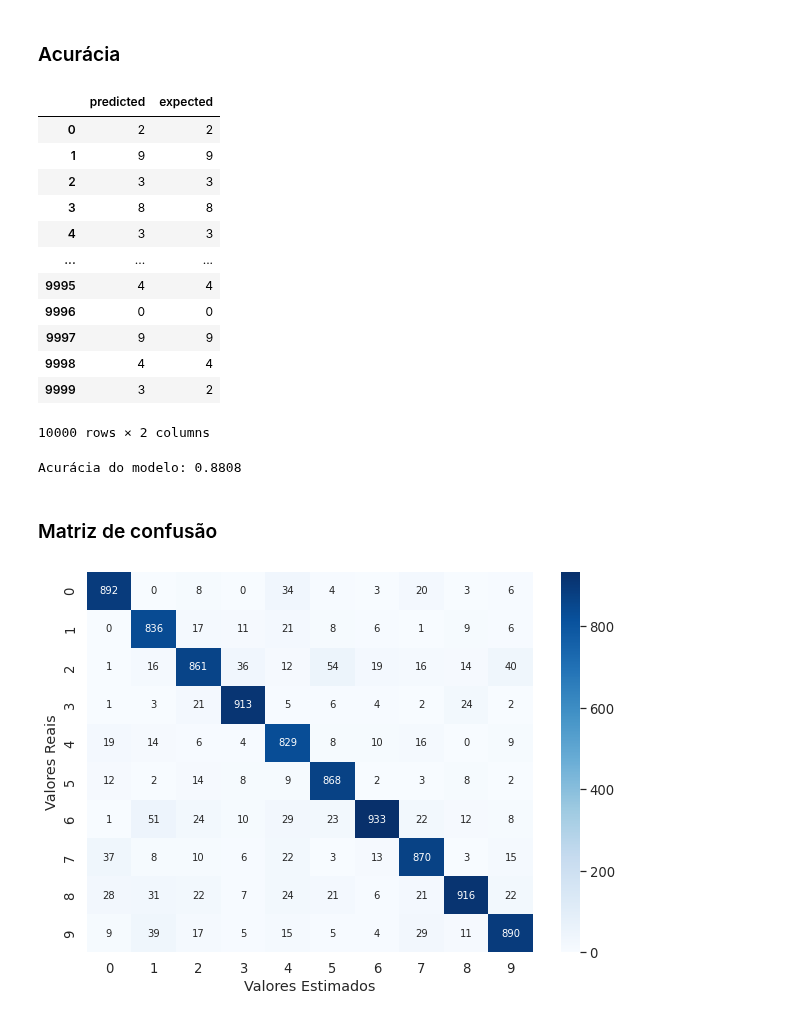
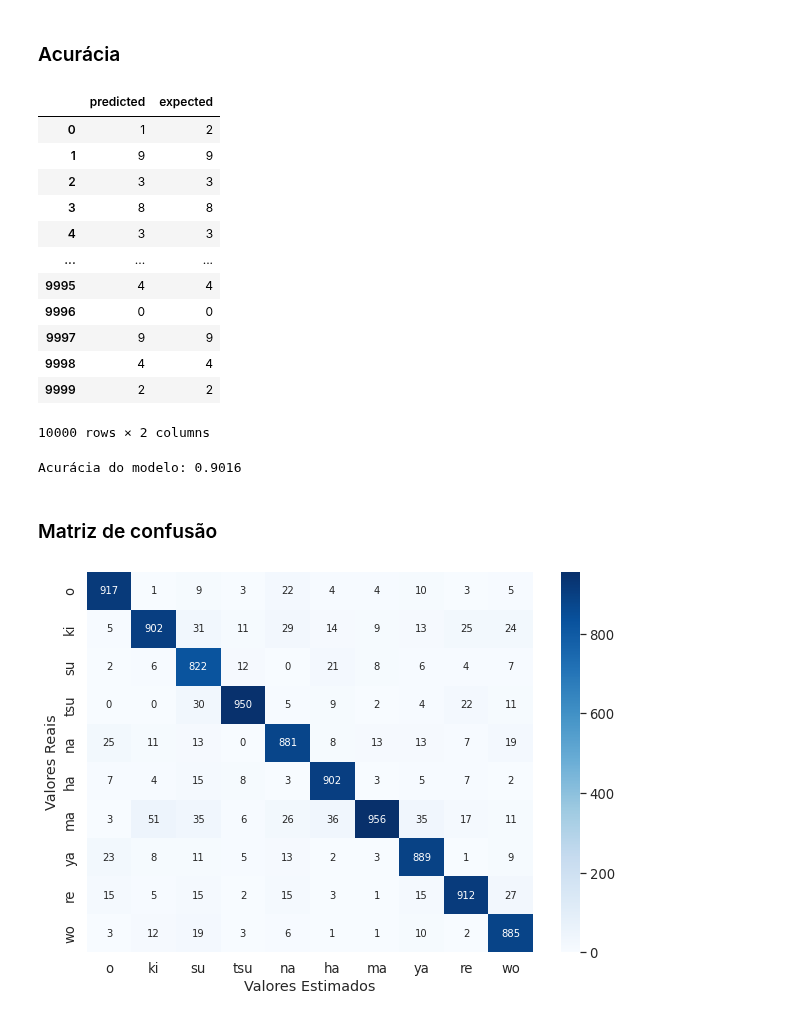
Before and after one commit to gus-phys/Kuzushiji-MNIST-MLP-NN, a Jupyter notebook: KMNIST-classificacao-testes.ipynb, the cells around one changed output. Drawn from its saved outputs; the diff is of its cells as text; code cells hidden in the pictures.

```diff
--- a/KMNIST-classificacao-testes.ipynb
+++ b/KMNIST-classificacao-testes.ipynb
@@ -94,18 +116,18 @@ class ClassifierDropout(nn.Module):
 
         self.fc1 = nn.Linear(784,196)
         self.fc2 = nn.Linear(196,196)
-        self.fc3 = nn.Linear(196,196)
+#         self.fc3 = nn.Linear(196,196)
         self.fc4 = nn.Linear(196,49)
         self.fc5 = nn.Linear(49,10)
 
-        self.dropout = nn.Dropout(p=0.2)
+        self.dropout = nn.Dropout(p=0.1)
 
     def forward(self,x):
         x = x.view(x.shape[0],-1)
 
         x = self.dropout(F.relu(self.fc1(x)))
         x = self.dropout(F.relu(self.fc2(x)))
-        x = self.dropout(F.relu(self.fc3(x)))
+#         x = self.dropout(F.relu(self.fc3(x)))
         x = self.dropout(F.relu(self.fc4(x)))
 
         x = F.log_softmax(self.fc5(x), dim=1)
@@ -117,13 +139,13 @@ class ClassifierDropout(nn.Module):
 model = ClassifierDropout()
 
 # Learning rate
-learning_rate = 0.01
+learning_rate = 0.1
 # Optimizer
 optimizer = torch.optim.ASGD(model.parameters(), lr=learning_rate)
 # Criterion
 criterion = torch.nn.CrossEntropyLoss()
 # Epoch
-epochs = 50
+epochs = 15
 # %% [markdown]
 ## Treinando a rede
 # %%
@@ -294,7 +324,7 @@ class Classifier(nn.Module):
 
         self.fc1 = nn.Linear(784,196)
         self.fc2 = nn.Linear(196,196)
-        self.fc3 = nn.Linear(196,196)
+#         self.fc3 = nn.Linear(196,196)
         self.fc4 = nn.Linear(196,49)
         self.fc5 = nn.Linear(49,10)
 
@@ -304,7 +334,7 @@ class Classifier(nn.Module):
 
         x = F.relu(self.fc1(x))
         x = F.relu(self.fc2(x))
-        x = F.relu(self.fc3(x))
+#         x = F.relu(self.fc3(x))
         x = F.relu(self.fc4(x))
 
         x = F.log_softmax(self.fc5(x), dim=1)
@@ -439,7 +467,7 @@ results = pd.DataFrame({'predicted': predicted, 'expected': expected})
 results
 # %% [output]
 |  | predicted | expected |
-| 0 | 2 | 2 |
+| 0 | 1 | 2 |
 | 1 | 9 | 9 |
 | 2 | 3 | 3 |
 | 3 | 8 | 8 |
@@ -449,13 +477,13 @@ results
 | 9996 | 0 | 0 |
 | 9997 | 9 | 9 |
 | 9998 | 4 | 4 |
-| 9999 | 3 | 2 |
+| 9999 | 2 | 2 |
 10000 rows × 2 columns
 # %%
 accuracy = (results['predicted'] == results['expected']).sum()/len(results)
 print(f"Acurácia do modelo: {accuracy}")
 # %% [output]
-Acurácia do modelo: 0.8808
+Acurácia do modelo: 0.9016
 # %% [markdown]
 ### Matriz de confusão
 # %%
@@ -463,12 +491,22 @@ import seaborn as sns
 from sklearn.metrics import confusion_matrix
 # %%
 cm = confusion_matrix(predicted, expected)
+
 df_cm = pd.DataFrame(cm)
 df_cm.index.name = "Valores Reais"
 df_cm.columns.name = "Valores Estimados"
+
 plt.figure(figsize = (10,7))
 sns.set(font_scale=1.2)
-sns.heatmap(df_cm, cmap="Blues", annot=True, fmt="d", annot_kws={"size": 10})
+sns.heatmap(
+    df_cm, cmap="Blues",
+    annot=True,
+    fmt="d",
+    annot_kws={"size": 10},
+    xticklabels=testloader.dataset.classes,
+    yticklabels=testloader.dataset.classes
+)
+
 plt.show()
 # %% [output]
-[figure, old version]
+[figure, new version]
```
Also changed, not shown: parts of 15 cells of this notebook, 1 other file.
